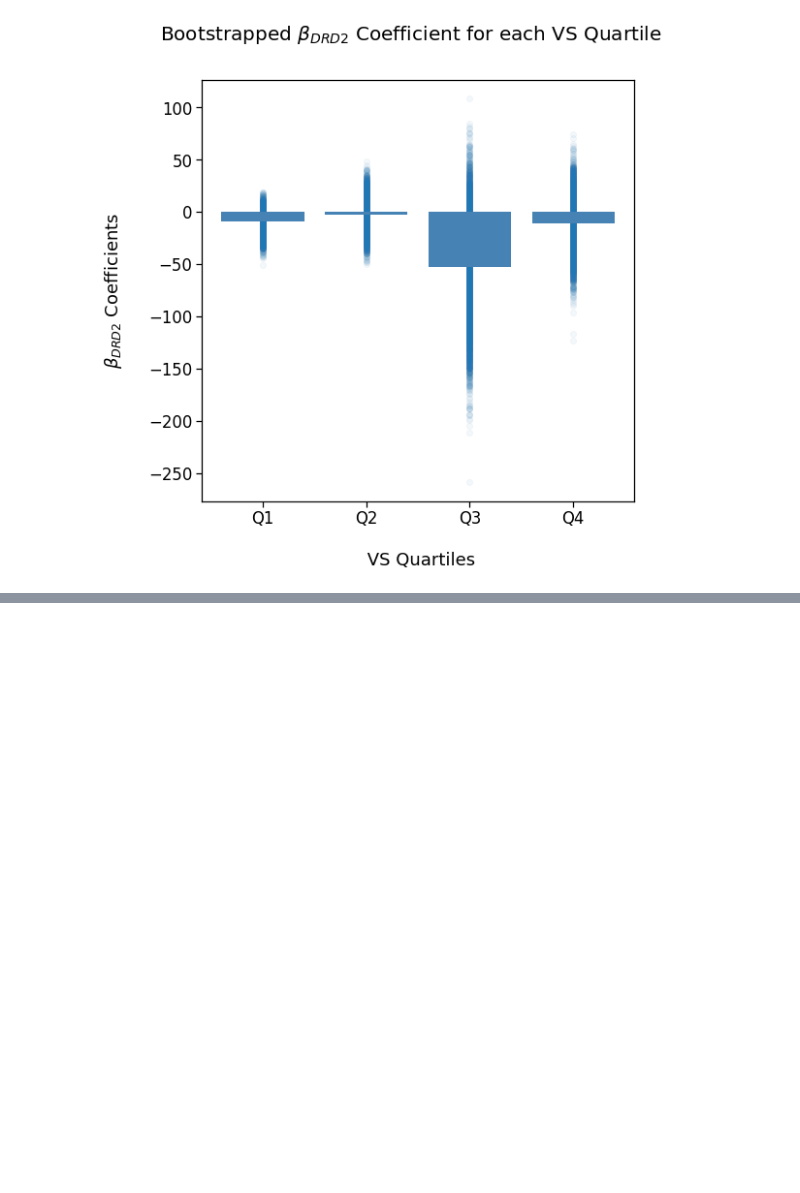
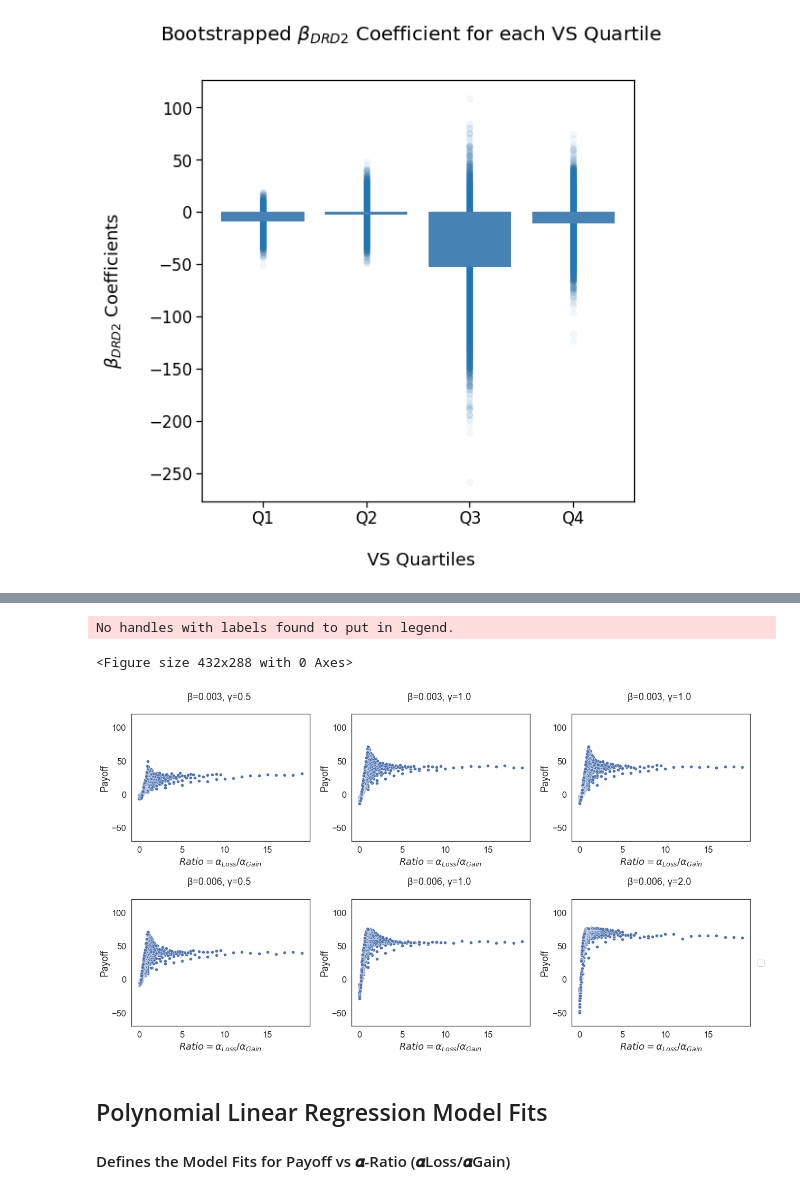
Before and after one commit to cbanuelos/DRD2_Abnormal_Learning, a Jupyter notebook: Data_Analysis_and_Q-Learning.ipynb, the cells around one changed output, grey strips where cells are left out. Saved outputs shown, nothing was run; the diff lists cells and outputs as text; code cells hidden in the pictures; blank space fills up the shorter version.

```diff
--- a/DataAnalysis_Condensed.ipynb
+++ b/Data_Analysis_and_Q-Learning.ipynb
@@ -580,0 +1157,59 @@ plt.show()
+# %%
+sns.set_style("white")
+sns.set_context("notebook", font_scale=1.5)
+
+plt.figure()
+fig, axs = plt.subplots(2,3, figsize=(18,10))
+
+axs = axs.ravel()
+
+plot_curves = False
+
+for i in range(len(mydfs)):
+
+    df = mydfs[i]
+    curr_ax = axs[i]
+
+    df["Ratio"] = df["Alpha Loss"]/df["Alpha Gain"]
+    df = df.replace([np.inf, -np.inf], np.nan).dropna().reset_index()
+
+    scatter = sns.scatterplot(data=df, x="Ratio", y="Payoff", ax=curr_ax)
+
+    beta = round(df["Beta"][0], 3)
+    gamma = df["Gamma"][0]
+
+
+    curr_ax.set_title(f"\u03B2={beta}, \u03B3={gamma} \n")
+    curr_ax.set(xlabel='$Ratio = \u03B1_{Loss}/\u03B1_{Gain}$', ylim=(-70, 120))
+
+    ratios = df["Ratio"].to_numpy()
+    payoff = df["Payoff"].to_numpy()
+
+    colors = ['tab:pink','tab:red', 'tab:orange', 'tab:olive', 'tab:green', 'tab:cyan', 'tab:purple', 'tab:brown']
+
+    if plot_curves == True:
+        for deg in range(2, 10):
+            curr_color = colors[deg - 2]
+
+            x_poly = PolynomialFeatures(degree=deg).fit_transform(ratios.reshape(-1, 1))
+            lin_reg = LinearRegression()
+
+            lin_reg.fit(x_poly, payoff.reshape(-1, 1))
+            y_pred = lin_reg.predict(x_poly)
+
+            polydf = pd.DataFrame({'Ratios': ratios, 'Y Predicted': np.concatenate(y_pred)},
+                                  columns=['Ratios', 'Y Predicted'])
+            polydf = polydf.sort_values("Ratios")
+
+            curr_ax.plot(polydf['Ratios'], polydf['Y Predicted'], color=curr_color, label=f'degree={deg}')
+
+
+axs[5].legend(bbox_to_anchor=(1.04,0.5), loc="center left", borderaxespad=0)
+plt.tight_layout()
+# %% [output]
+No handles with labels found to put in legend.
+<Figure size 432x288 with 0 Axes>
+[figure, added]
+# %% [markdown]
+## Polynomial Linear Regression Model Fits
+#### Defines the Model Fits for Payoff vs 𝜶-Ratio (𝜶Loss/𝜶Gain)
```
Also changed, not shown: parts of 33 cells of this notebook, 2 other files.
